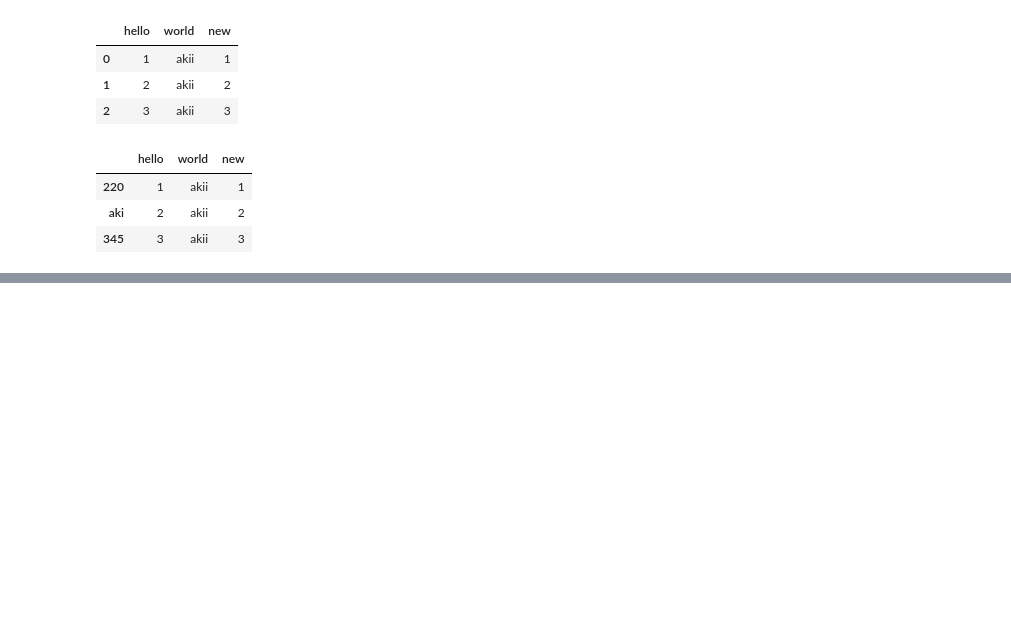
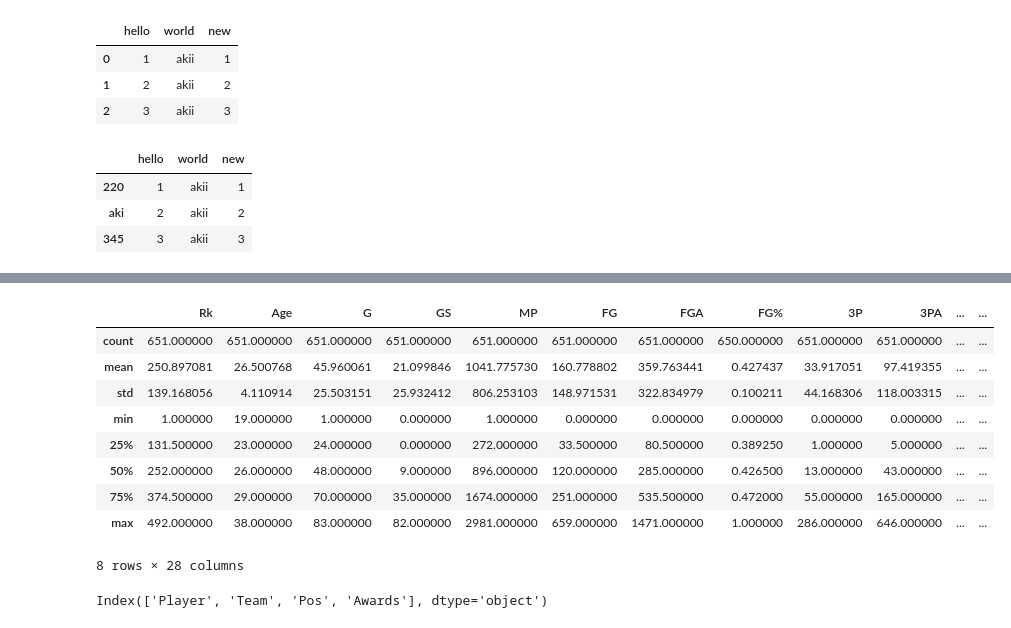
Before and after one commit to AkshatSahay72/Cse-Pathsala-ML-Couse, a Jupyter notebook: 03-pandas.ipynb, the cells around one changed output, grey strips where cells are left out. Drawn from its saved outputs; the diff is of its cells as text; code cells hidden in the pictures; blank space fills up the shorter version.

```diff
--- a/03-pandas.ipynb
+++ b/03-pandas.ipynb
@@ -277,0 +284,2 @@ d
+# %%
+df1 = pd.read_html("https://www.basketball-reference.com/leagues/NBA_2015_totals.html")
@@ -277,0 +316,17 @@ d
+# %%
+df1[0].describe()
+# %% [output]
+|  | Rk | Age | G | GS | MP | FG | FGA | FG% | 3P | 3PA | ... | ... |
+| count | 651.000000 | 651.000000 | 651.000000 | 651.000000 | 651.000000 | 651.000000 | 651.000000 | 650.000000 | 651.000000 | 651.000000 | ... | ... |
+| mean | 250.897081 | 26.500768 | 45.960061 | 21.099846 | 1041.775730 | 160.778802 | 359.763441 | 0.427437 | 33.917051 | 97.419355 | ... | ... |
+| std | 139.168056 | 4.110914 | 25.503151 | 25.932412 | 806.253103 | 148.971531 | 322.834979 | 0.100211 | 44.168306 | 118.003315 | ... | ... |
+| min | 1.000000 | 19.000000 | 1.000000 | 0.000000 | 1.000000 | 0.000000 | 0.000000 | 0.000000 | 0.000000 | 0.000000 | ... | ... |
+| 25% | 131.500000 | 23.000000 | 24.000000 | 0.000000 | 272.000000 | 33.500000 | 80.500000 | 0.389250 | 1.000000 | 5.000000 | ... | ... |
+| 50% | 252.000000 | 26.000000 | 48.000000 | 9.000000 | 896.000000 | 120.000000 | 285.000000 | 0.426500 | 13.000000 | 43.000000 | ... | ... |
+| 75% | 374.500000 | 29.000000 | 70.000000 | 35.000000 | 1674.000000 | 251.000000 | 535.500000 | 0.472000 | 55.000000 | 165.000000 | ... | ... |
+| max | 492.000000 | 38.000000 | 83.000000 | 82.000000 | 2981.000000 | 659.000000 | 1471.000000 | 1.000000 | 286.000000 | 646.000000 | ... | ... |
+8 rows × 28 columns
+# %%
+df1[0].dtypes[df1[0].dtypes == 'object'].index
+# %% [output]
+Index(['Player', 'Team', 'Pos', 'Awards'], dtype='object')
```
Also changed, not shown: parts of 4 cells of this notebook, 2 other files.
